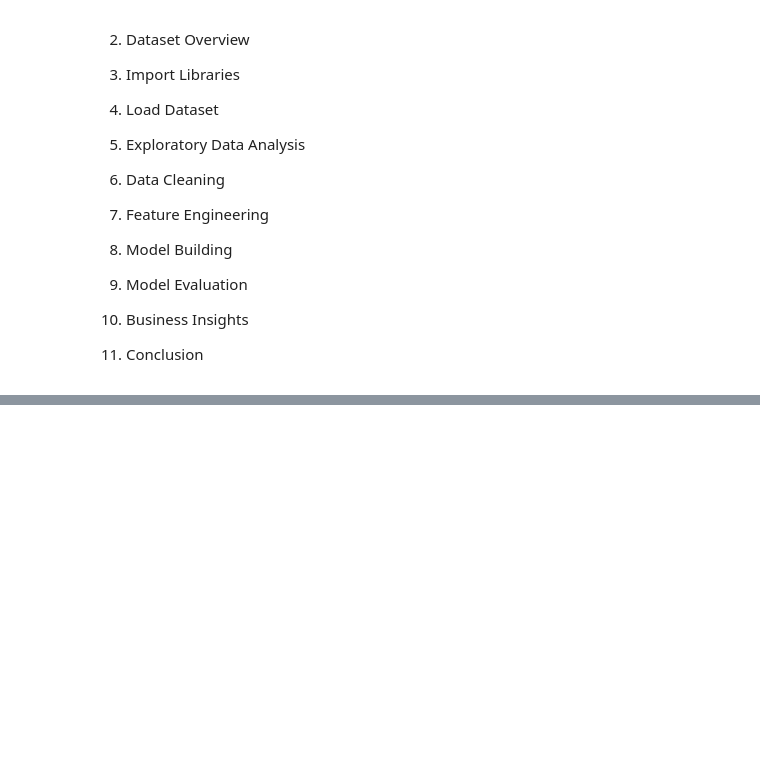
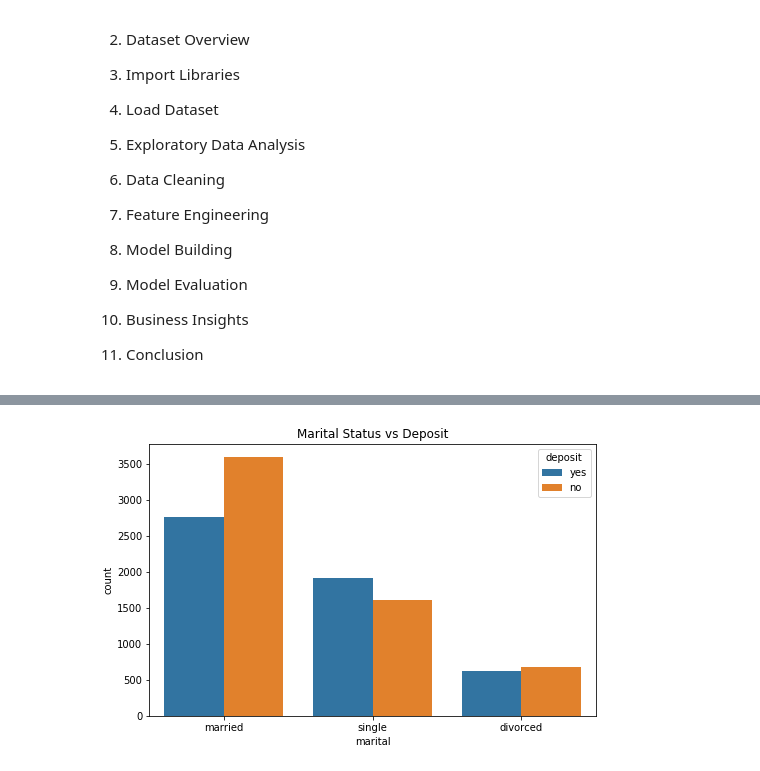
Before and after one commit to Eku12345/ml-learning-journey, a Jupyter notebook: 03-decision-tree/decision_tree_bank_marketing.ipynb, the cells around one changed output, grey strips where cells are left out. Cells and saved outputs as stored; diff of their text form; code cells hidden in the pictures; blank space fills up the shorter version.

```diff
--- a/03-decision-tree/decision_tree_bank_marketing.ipynb
+++ b/03-decision-tree/decision_tree_bank_marketing.ipynb
@@ -58,0 +282,11 @@ df.isnull
+# %%
+# Marital vs Deposit
+plt.figure(figsize=(8,5))
+
+sns.countplot(data=df, x='marital', hue='deposit')
+
+plt.title("Marital Status vs Deposit")
+
+plt.show()
+# %% [output]
+[figure, added]
```
Also changed, not shown: parts of 34 cells of this notebook, 2 other files.
